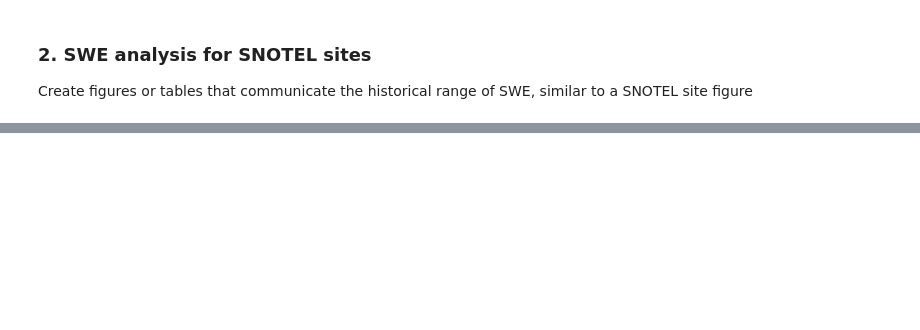
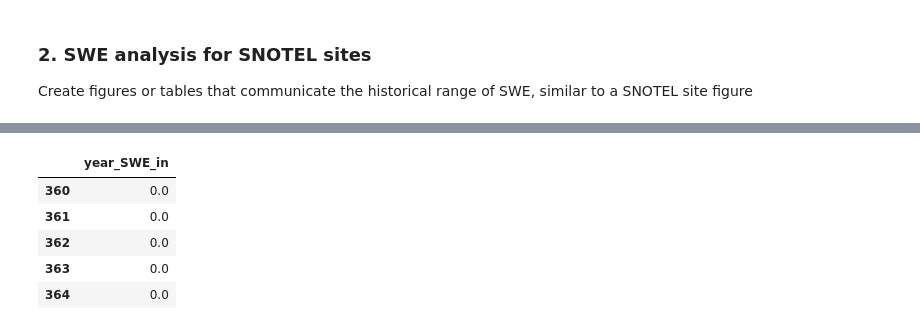
Before and after one commit to adernbach/hydroinformaticshomework2, a Jupyter notebook: res_mgmt.ipynb, the cells around one changed output, grey strips where cells are left out. Cells and saved outputs as stored; diff of their text form; code cells hidden in the pictures; blank space fills up the shorter version.

```diff
--- a/res_mgmt.ipynb
+++ b/res_mgmt.ipynb
@@ -221,0 +258,11 @@ SNOTEL_Analyzer.SNOTELPlots(sitedict, gdf_in_bbox, WY, watershed, AOI,DOI)
+# %%
+# WYsitedf = pd.DataFrame()
+# WYsitedf[f"year_SWE_in"] = wydf[f"2025_SWE_m"]*39.3701 #converting m to inches (standard for snotel)
+WYsitedf.tail()
+# %% [output]
+|  | year_SWE_in |
+| 360 | 0.0 |
+| 361 | 0.0 |
+| 362 | 0.0 |
+| 363 | 0.0 |
+| 364 | 0.0 |
```
Also changed, not shown: parts of 8 cells of this notebook, 3 other files.
